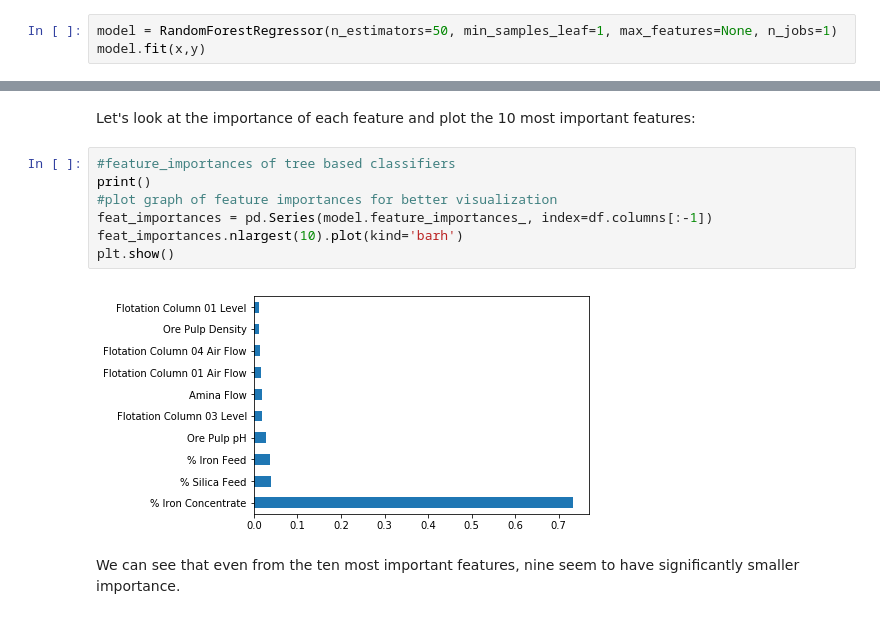
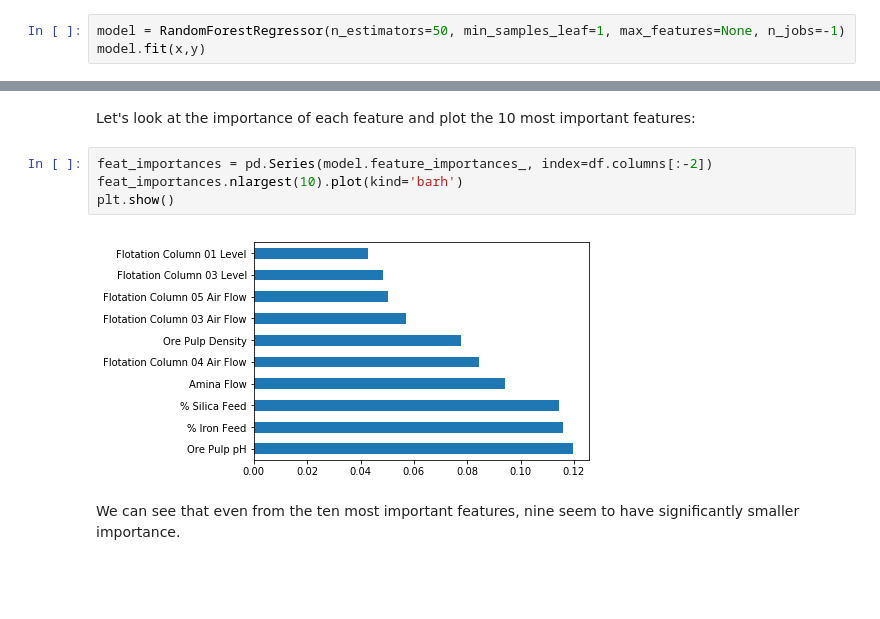
Before and after one commit to ca-schumacher/pred_Float, a Jupyter notebook: data_analysis.ipynb, the cells around one changed output, grey strips where cells are left out. Saved outputs shown, nothing was run; the diff lists cells and outputs as text; blank space fills up the shorter version.

```diff
--- a/data_analysis.ipynb
+++ b/data_analysis.ipynb
@@ -208,6 +188,6 @@ y = train['% Silica Concentrate']
 # %% [markdown]
 **Train Random Forest**
 # %%
-model = RandomForestRegressor(n_estimators=50, min_samples_leaf=1, max_features=None, n_jobs=1)
+model = RandomForestRegressor(n_estimators=50, min_samples_leaf=1, max_features=None, n_jobs=-1)
 model.fit(x,y)
 # %% [output]
@@ -243,14 +228,11 @@ OK, this looks pretty good. Let's have a try to interpret the model to draw some
 # %% [markdown]
 Let's look at the importance of each feature and plot the 10 most important features:
 # %%
-#feature_importances of tree based classifiers
-print()
-#plot graph of feature importances for better visualization
-feat_importances = pd.Series(model.feature_importances_, index=df.columns[:-1])
+feat_importances = pd.Series(model.feature_importances_, index=df.columns[:-2])
 feat_importances.nlargest(10).plot(kind='barh')
 plt.show()
 # %% [output]
-[figure, old version]
+[figure, new version]
 # %% [markdown]
 We can see that even from the ten most important features, nine seem to have significantly smaller importance.
 # %% [markdown]
```
Also changed, not shown: parts of 18 cells of this notebook, 1 other file.
